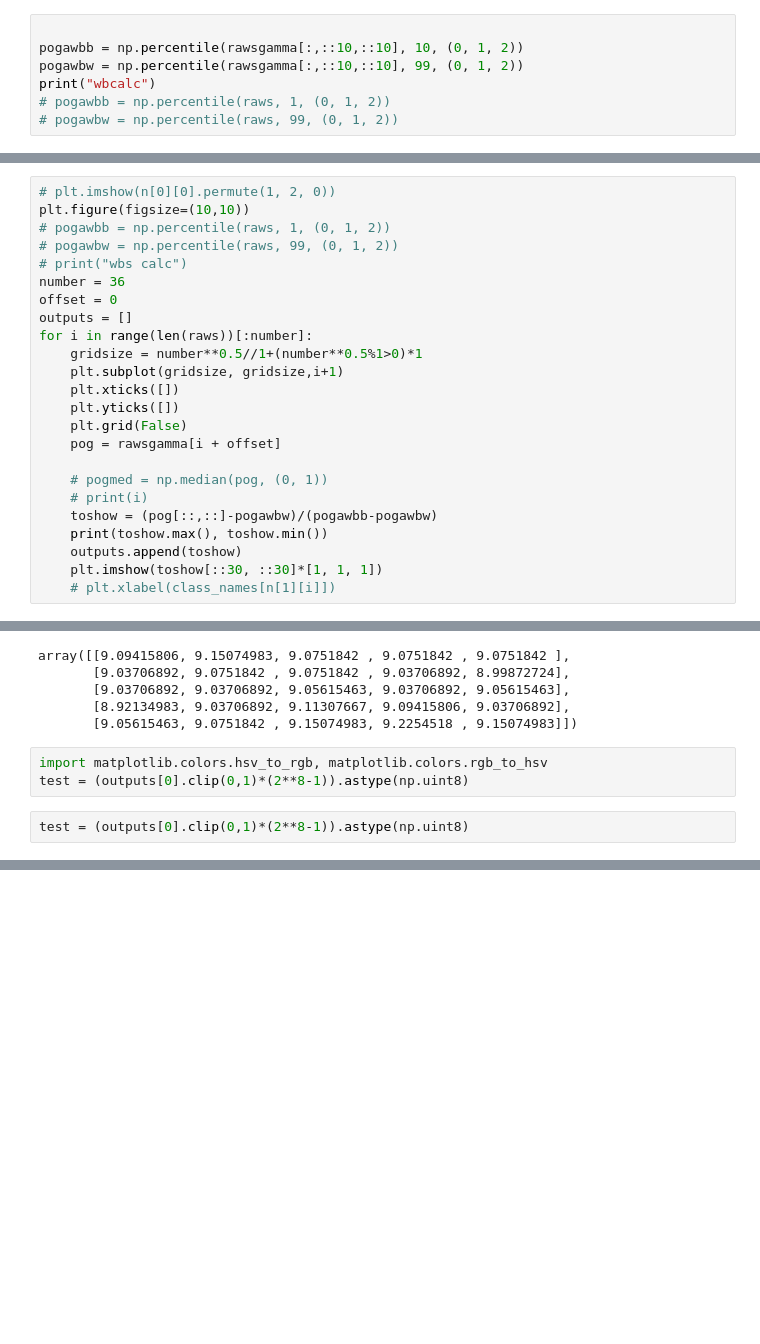
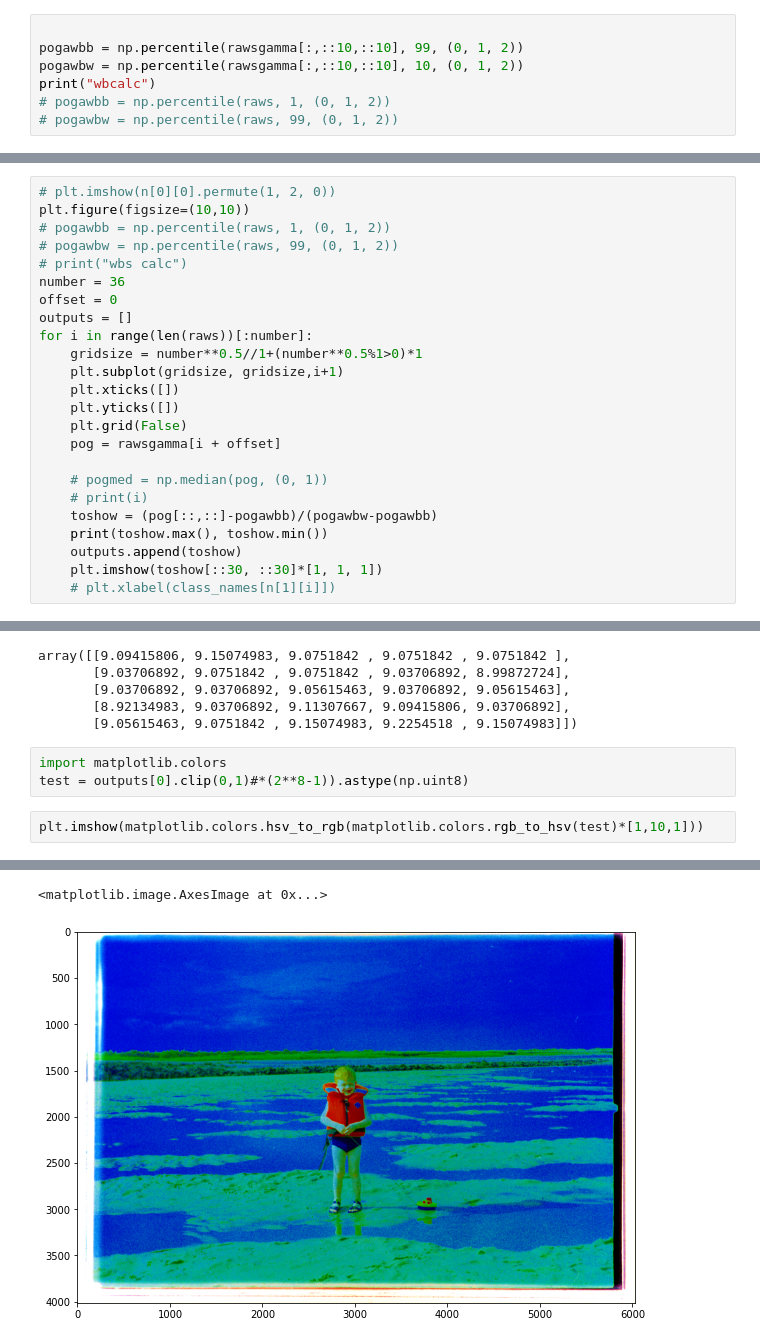
Before and after one commit to cornwallluke/negative-processor, a Jupyter notebook: testing/negative.ipynb, the cells around one changed output, grey strips where cells are left out. Saved outputs shown, nothing was run; the diff lists cells and outputs as text; blank space fills up the shorter version.

```diff
--- a/testing/negative.ipynb
+++ b/testing/negative.ipynb
@@ -78,8 +78,8 @@ print("gammacc")
 gammacc
 # %%
 
-pogawbb = np.percentile(rawsgamma[:,::10,::10], 10, (0, 1, 2))
-pogawbw = np.percentile(rawsgamma[:,::10,::10], 99, (0, 1, 2))
+pogawbb = np.percentile(rawsgamma[:,::10,::10], 99, (0, 1, 2))
+pogawbw = np.percentile(rawsgamma[:,::10,::10], 10, (0, 1, 2))
 print("wbcalc")
 # pogawbb = np.percentile(raws, 1, (0, 1, 2))
 # pogawbw = np.percentile(raws, 99, (0, 1, 2))
@@ -104,7 +104,7 @@ for i in range(len(raws))[:number]:
 
     # pogmed = np.median(pog, (0, 1))
     # print(i)
-    toshow = (pog[::,::]-pogawbw)/(pogawbb-pogawbw)
+    toshow = (pog[::,::]-pogawbb)/(pogawbw-pogawbb)
     print(toshow.max(), toshow.min())
     outputs.append(toshow)
     plt.imshow(toshow[::30, ::30]*[1, 1, 1])
@@ -142,7 +142,8 @@ array([[9.09415806, 9.15074983, 9.0751842 , 9.0751842 , 9.0751842 ],
        [8.92134983, 9.03706892, 9.11307667, 9.09415806, 9.03706892],
        [9.05615463, 9.0751842 , 9.15074983, 9.2254518 , 9.15074983]])
 # %%
-import matplotlib.colors.hsv_to_rgb, matplotlib.colors.rgb_to_hsv
-test = (outputs[0].clip(0,1)*(2**8-1)).astype(np.uint8)
+import matplotlib.colors
+test = outputs[0].clip(0,1)#*(2**8-1)).astype(np.uint8)
-# %%
-test = (outputs[0].clip(0,1)*(2**8-1)).astype(np.uint8)
+# %%
+plt.imshow(matplotlib.colors.hsv_to_rgb(matplotlib.colors.rgb_to_hsv(test)*[1,10,1]))
+# %% [output]
@@ -148,0 +151,2 @@ test = (outputs[0].clip(0,1)*(2**8-1)).astype(np.uint8)
+<matplotlib.image.AxesImage at 0x...>
+[figure, added]
```
Also changed, not shown: parts of 1 cell of this notebook, 9 other files.
